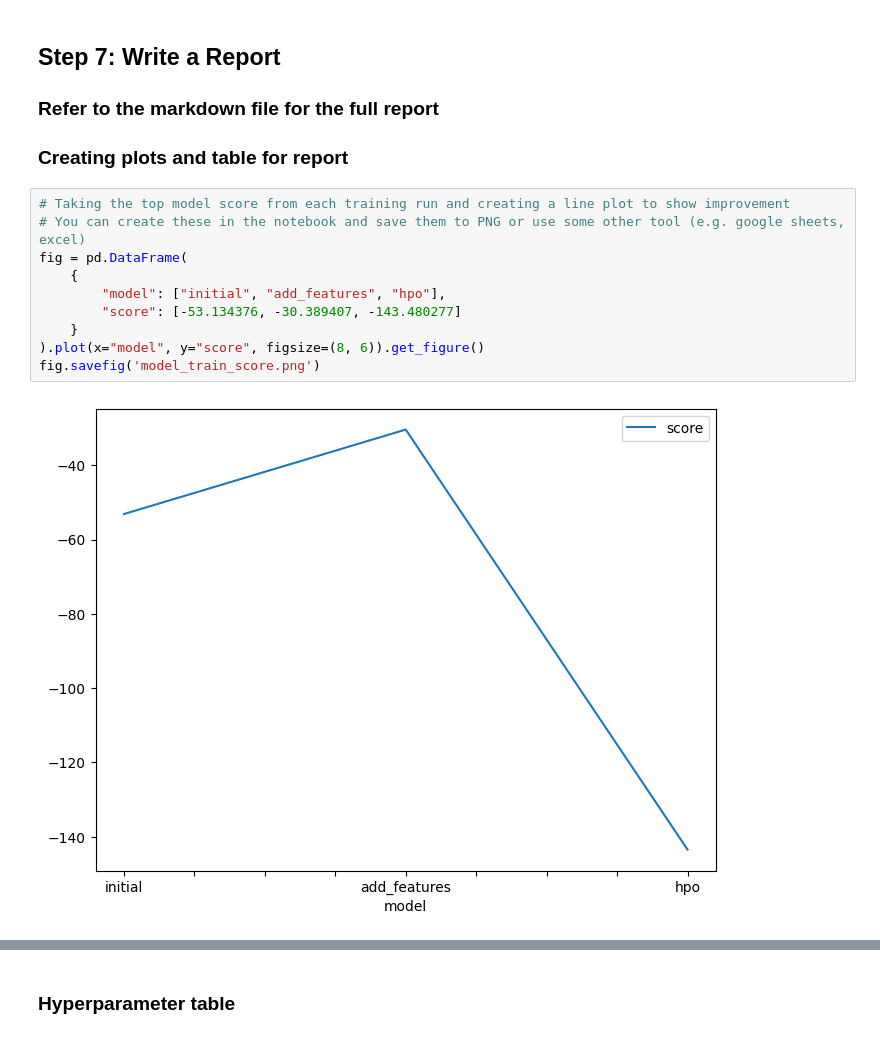
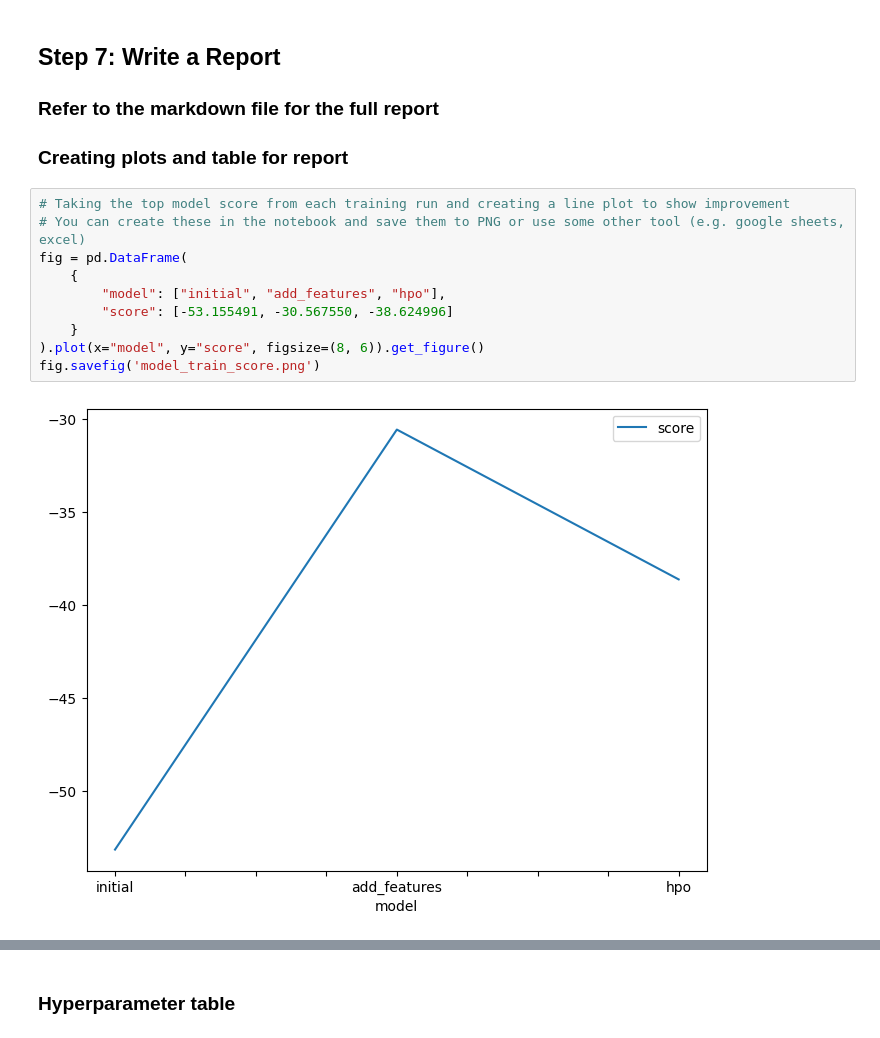
Before and after one commit to aida-hm/cd0385-project-starter, a Jupyter notebook: project1.ipynb, the cells around one changed output, grey strips where cells are left out. Cells and saved outputs as stored; diff of their text form.

```diff
--- a/project1.ipynb
+++ b/project1.ipynb
@@ -541,15 +563,15 @@ submission.csv               2024-05-09 02:17:22  first raw submission
 # %%
 # Taking the top model score from each training run and creating a line plot to show improvement
 # You can create these in the notebook and save them to PNG or use some other tool (e.g. google sheets, excel)
 fig = pd.DataFrame(
     {
         "model": ["initial", "add_features", "hpo"],
-        "score": [-53.134376, -30.389407, -143.480277]
+        "score": [-53.155491, -30.567550, -38.624996]
     }
 ).plot(x="model", y="score", figsize=(8, 6)).get_figure()
 fig.savefig('model_train_score.png')
 # %% [output]
-[figure, old version]
+[figure, new version]
 # %%
 # Take the 3 kaggle scores and creating a line plot to show improvement
 fig = pd.DataFrame(
```
Also changed, not shown: parts of 18 cells of this notebook.
